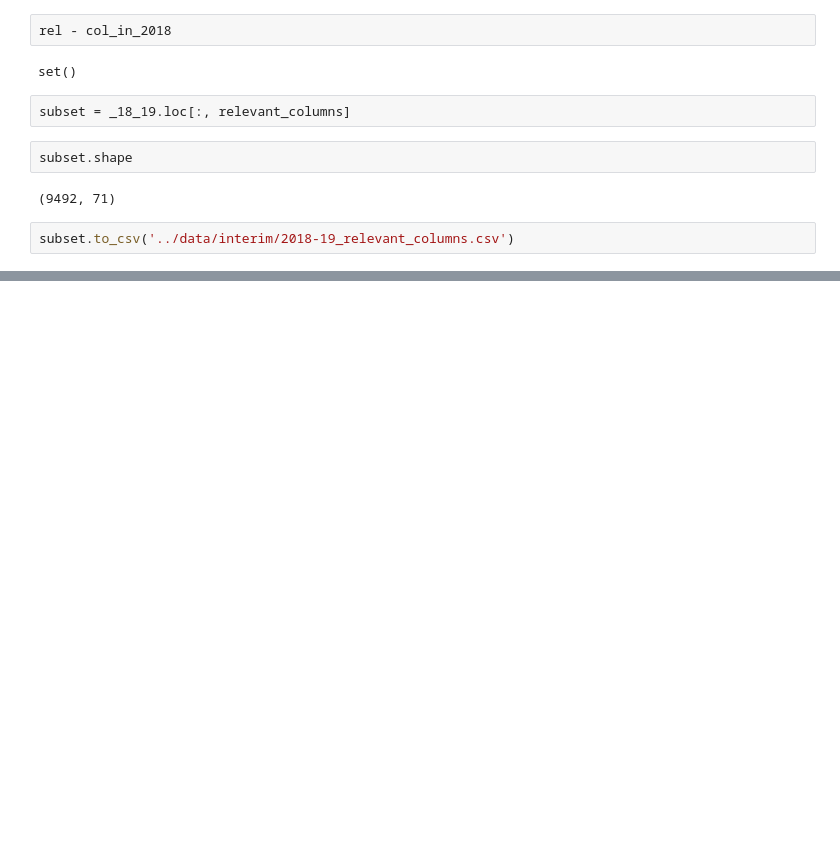
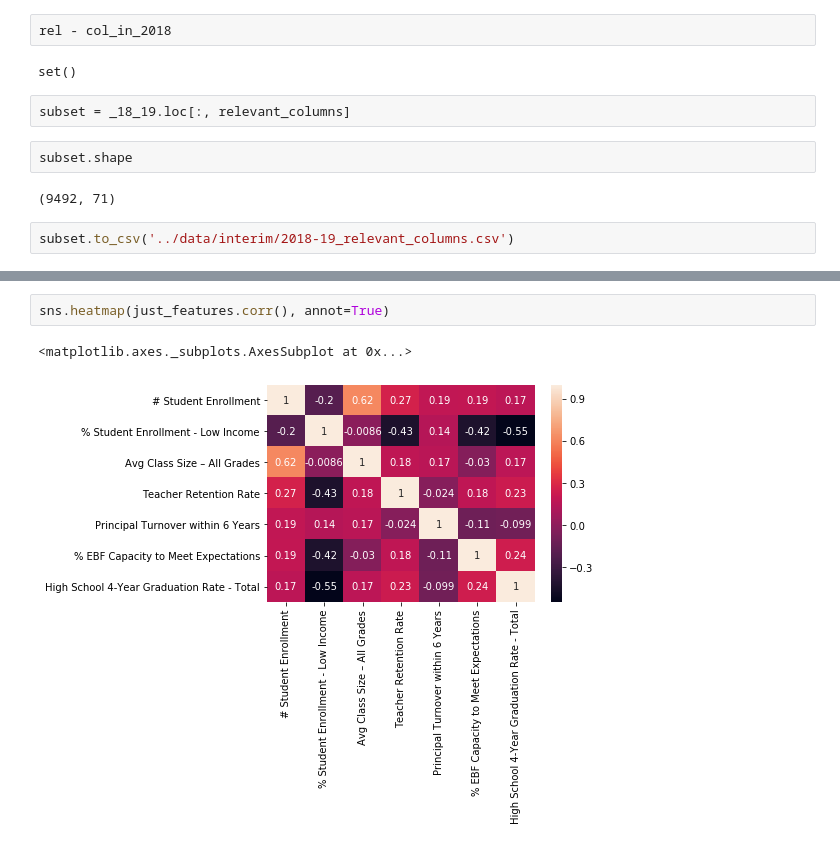
Before and after one commit to willyraedy/Ill_Edu, a Jupyter notebook: notebooks/dataGathering.ipynb, the cells around one changed output, grey strips where cells are left out. Saved outputs shown, nothing was run; the diff lists cells and outputs as text; blank space fills up the shorter version.

```diff
--- a/notebooks/dataGathering.ipynb
+++ b/notebooks/dataGathering.ipynb
@@ -291,0 +386,5 @@ subset.to_csv('../data/interim/2018-19_relevant_columns.csv')
+# %%
+sns.heatmap(just_features.corr(), annot=True)
+# %% [output]
+<matplotlib.axes._subplots.AxesSubplot at 0x...>
+[figure, added]
```
Also changed, not shown: parts of 18 cells of this notebook.
